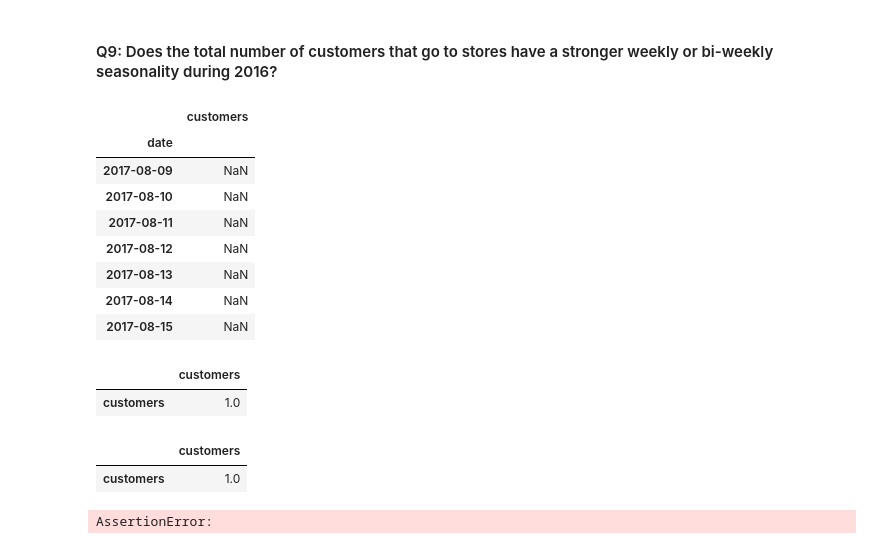
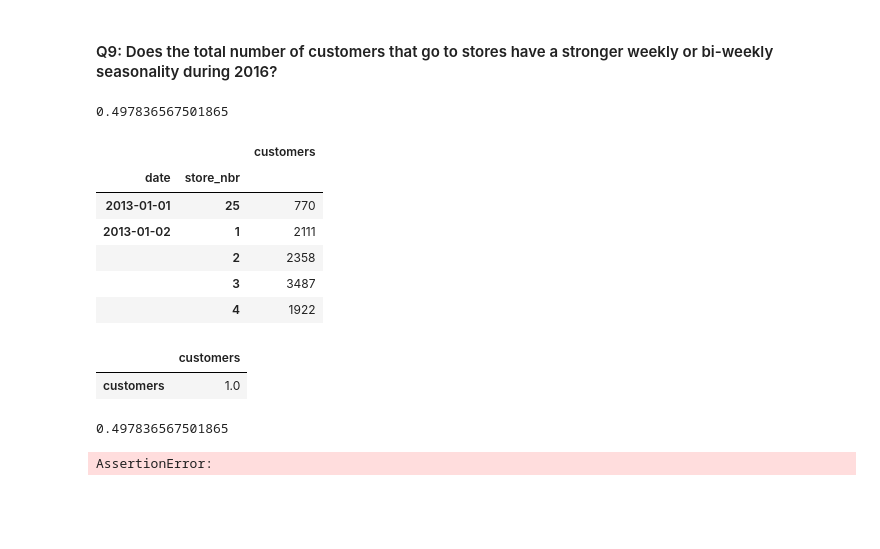
Before and after one commit to valentyna-koshelnyk/Data-Science-Academy, a Jupyter notebook: S03 - Time Series/BLU04 - Time Series Concepts/Exercise notebook.ipynb, the cells around one changed output. Drawn from its saved outputs; the diff is of its cells as text; code cells hidden in the pictures; blank space fills up the shorter version.

```diff
--- a/S03 - Time Series/BLU04 - Time Series Concepts/Exercise notebook.ipynb
+++ b/S03 - Time Series/BLU04 - Time Series Concepts/Exercise notebook.ipynb
@@ -190,17 +190,23 @@ expected_hash = 'ef2d127de37b942baad06145e54b0c619a1f22327b2ebbcfbec78f5564afe39
 assert hashlib.sha256(str(nr_stores_opened_2015).encode()).hexdigest() == expected_hash
 # %% [markdown]
 #### Q9: Does the total number of customers that go to stores have a stronger weekly or bi-weekly seasonality during 2016?
-# %%
-total_sales_per_day_week_before.tail(7)
-# %% [output]
-|  | customers |
-| date |  |
-| 2017-08-09 | NaN |
-| 2017-08-10 | NaN |
-| 2017-08-11 | NaN |
-| 2017-08-12 | NaN |
-| 2017-08-13 | NaN |
-| 2017-08-14 | NaN |
-| 2017-08-15 | NaN |
+# %%
+total_sales_per_day_week_before = total_sales_per_day['customers'].shift(-7)
+total_sales_per_day_2_weeks_before = total_sales_per_day['customers'].shift(-14)
+total_sales_per_day_2016_week_before = total_sales_per_day['customers'].shift(-372)
+total_sales_per_day_2016_2_weeks_before = total_sales_per_day['customers'].shift(-379)
+total_sales_per_day_week_before.corr(total_sales_per_day_2_weeks_before)
+# %% [output]
+0.497836567501865
+# %%
+stores.head()
+# %% [output]
+|  |  | customers |
+| date | store_nbr |  |
+| 2013-01-01 | 25 | 770 |
+| 2013-01-02 | 1 | 2111 |
+|  | 2 | 2358 |
+|  | 3 | 3487 |
+|  | 4 | 1922 |
 # %%
 total_sales_per_day = stores.groupby(level='date').sum()
@@ -238,22 +244,13 @@ total_sales_per_day_week_before.corr()
 #biweekly_corr =
 
 # YOUR CODE HERE
-total_sales_per_day = stores.groupby(level='date').sum()
-
-total_sales_per_day_week_before = total_sales_per_day.tail(7)
-total_sales_per_day_2_weeks_before = total_sales_per_day_week_before.shift(-7)
-
-total_sales_per_day_2016_week_before = total_sales_per_day_week_before.tail(-365)
-total_sales_per_day_2016_2_weeks_before = total_sales_per_day_2_weeks_before.shift(-365)
-
-weekly_corr = total_sales_per_day_week_before.corr()
-biweekly_corr = total_sales_per_day_2_weeks_before.corr()
-
-
-weekly_corr
+total_sales_per_day_week_before = total_sales_per_day['customers'].shift(-7)
+total_sales_per_day_2_weeks_before = total_sales_per_day['customers'].shift(-14)
+total_sales_per_day_2016_week_before = total_sales_per_day['customers'].shift(-365)
+total_sales_per_day_2016_2_weeks_before = total_sales_per_day['customers'].shift(-372)
+total_sales_per_day_week_before.corr(total_sales_per_day_2_weeks_before)
 # %% [output]
-|  | customers |
-| customers | 1.0 |
+0.497836567501865
 # %%
 expected_hash1 = '96cc11d2ee80bddd4e7241aa7b6abac54810adc28140198c1525a4f1ba9a78db'
 expected_hash2 = '2c66c7d6bee05863b57168ff4f235a7811905085e937d492bf379d379cd3ed95'
```
Also changed, not shown: parts of 3 cells of this notebook, 2 other files.
